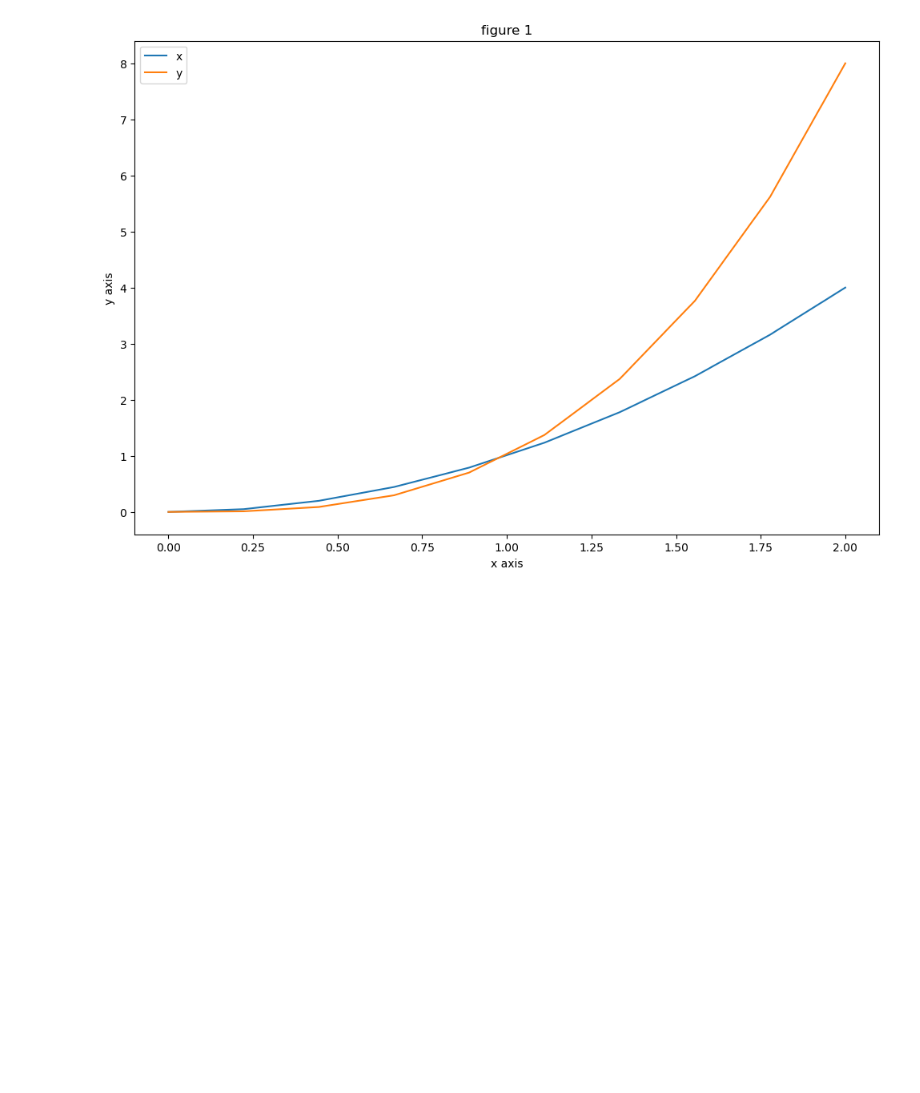
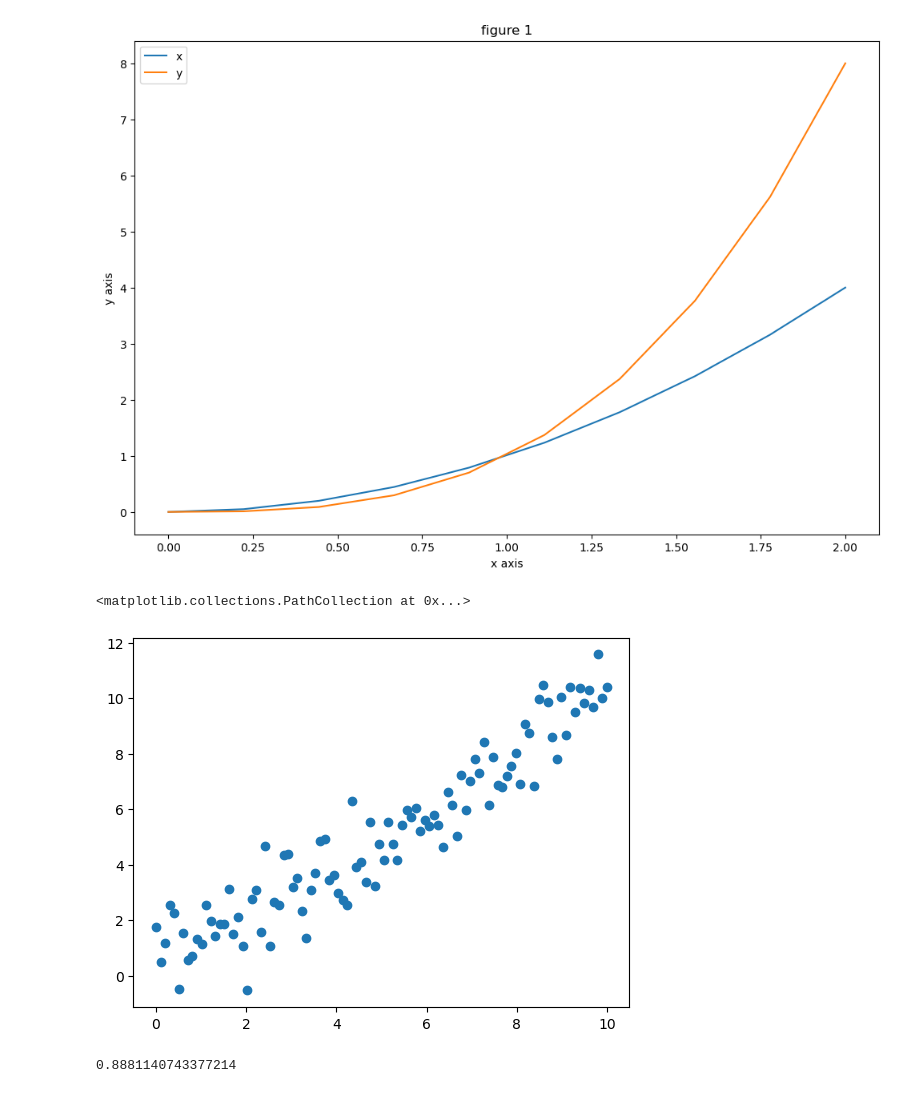
Before and after one commit to DonaPam/Python_MachineLearning-, a Jupyter notebook: sample.ipynb, the cells around one changed output. Cells and saved outputs as stored; diff of their text form; code cells hidden in the pictures; blank space fills up the shorter version.

```diff
--- a/sample.ipynb
+++ b/sample.ipynb
@@ -504,0 +532,10 @@ plt.savefig('figure1.png')
+# %%
+np.random.seed(0)
+m = 100
+x=np.linspace(0,10,m).reshape(m,1)
+y= x + np.random.randn(m,1)
+# %%
+plt.scatter(x,y)
+# %% [output]
+<matplotlib.collections.PathCollection at 0x...>
+[figure, added]
@@ -504,0 +544,6 @@ plt.savefig('figure1.png')
+# %%
+model = LinearRegression()
+model.fit(x,y)
+model.score(x,y)
+# %% [output]
+0.8881140743377214
```
Also changed, not shown: parts of 25 cells of this notebook.
